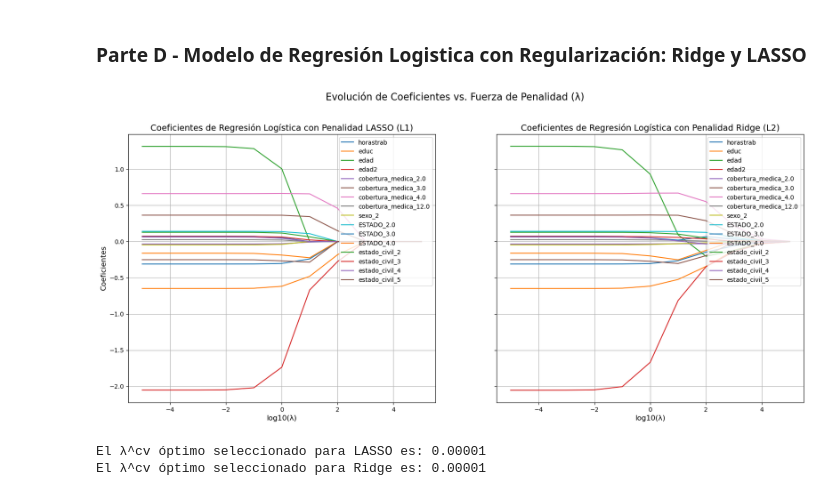
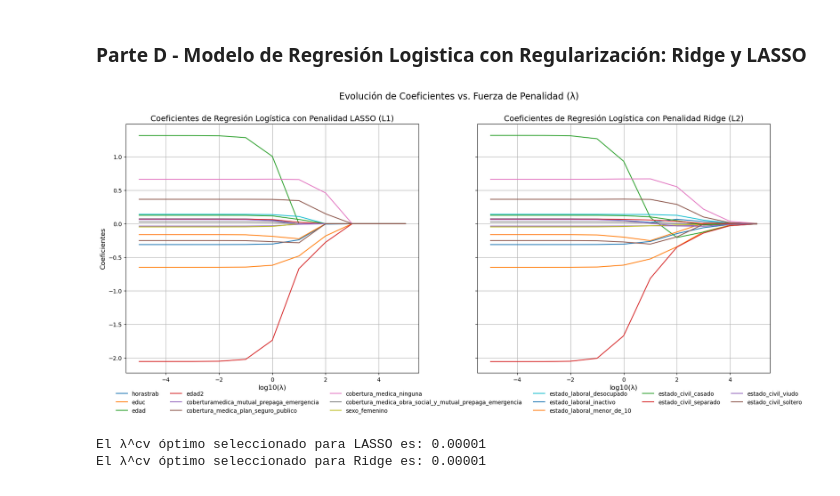
Before and after one commit to StefanoPistoia/Big-Data-Grupo-2, a Jupyter notebook: TP4/TP4_Grupo 2.ipynb, the cells around one changed output. Drawn from its saved outputs; the diff is of its cells as text; code cells hidden in the pictures.

```diff
--- a/TP4/TP4_Grupo 2.ipynb
+++ b/TP4/TP4_Grupo 2.ipynb
@@ -283,6 +301,10 @@ X_test_knn = test_df_knn[X]
 # Convertir variables categóricas en dummies
 X_train_knn_dummies = pd.get_dummies(X_train_knn, columns=categorical_vars, drop_first=True, dtype=float)
 X_test_knn_dummies = pd.get_dummies(X_test_knn, columns=categorical_vars, drop_first=True, dtype=float)
+
+# Renombrar columnas en ambos dataframes
+X_train_knn_dummies.rename(columns=rename_map, inplace=True)
+X_test_knn_dummies.rename(columns=rename_map, inplace=True)
 
 # Alinear columnas para asegurar que train y test tengan las mismas
 X_train_aligned, X_test_aligned = X_train_knn_dummies.align(X_test_knn_dummies, join='inner', axis=1, fill_value=0)
@@ -403,31 +415,36 @@ for c in cs:
     model_ridge.fit(X_train_scaled, y_train_knn)
     coefs_ridge.append(model_ridge.coef_[0])
 # %%
-# Graficamos los coeficientes en dos paneles
-fig, (ax1, ax2) = plt.subplots(1, 2, figsize=(20, 8), sharey=True)
+fig, (ax1, ax2) = plt.subplots(1, 2, figsize=(22, 8), sharey=True)
 
-# Nombres de las variables para las leyendas
-feature_names = X_train_aligned.columns
-
-# Panel para LASSO
+# Panel LASSO
 ax1.plot(np.log10(lambdas), coefs_lasso)
 ax1.set_xlabel('log10(λ)', fontsize=12)
 ax1.set_ylabel('Coeficientes', fontsize=12)
 ax1.set_title('Coeficientes de Regresión Logística con Penalidad LASSO (L1)', fontsize=14)
 ax1.grid(True)
-ax1.legend(feature_names, loc='upper right')
 
-# Panel para Ridge
+# Panel Ridge
 ax2.plot(np.log10(lambdas), coefs_ridge)
 ax2.set_xlabel('log10(λ)', fontsize=12)
 ax2.set_title('Coeficientes de Regresión Logística con Penalidad Ridge (L2)', fontsize=14)
 ax2.grid(True)
-ax2.legend(feature_names, loc='upper right')
 
-plt.suptitle('Evolución de Coeficientes vs. Fuerza de Penalidad (λ)', fontsize=16, y=1)
+# Leyenda general al costado derecho
+# Leyenda horizontal abajo
+fig.legend(
+    feature_names,
+    loc='lower center',
+    ncol=6,              # ← número de columnas de la leyenda
+    fontsize=10,
+    frameon=False,       # sin marco
+    bbox_to_anchor=(0.5, -0.032))  # un poco por debajo del gráfico
+
+plt.subplots_adjust(right=0.85)
+plt.suptitle('Evolución de Coeficientes vs. Fuerza de Penalidad (λ)', fontsize=16)
 plt.show()
 # %% [output]
-[figure, old version]
+[figure, new version]
 # %%
 # Penalidad Lasso
 
```
Also changed, not shown: parts of 4 cells of this notebook, 1 other file.
